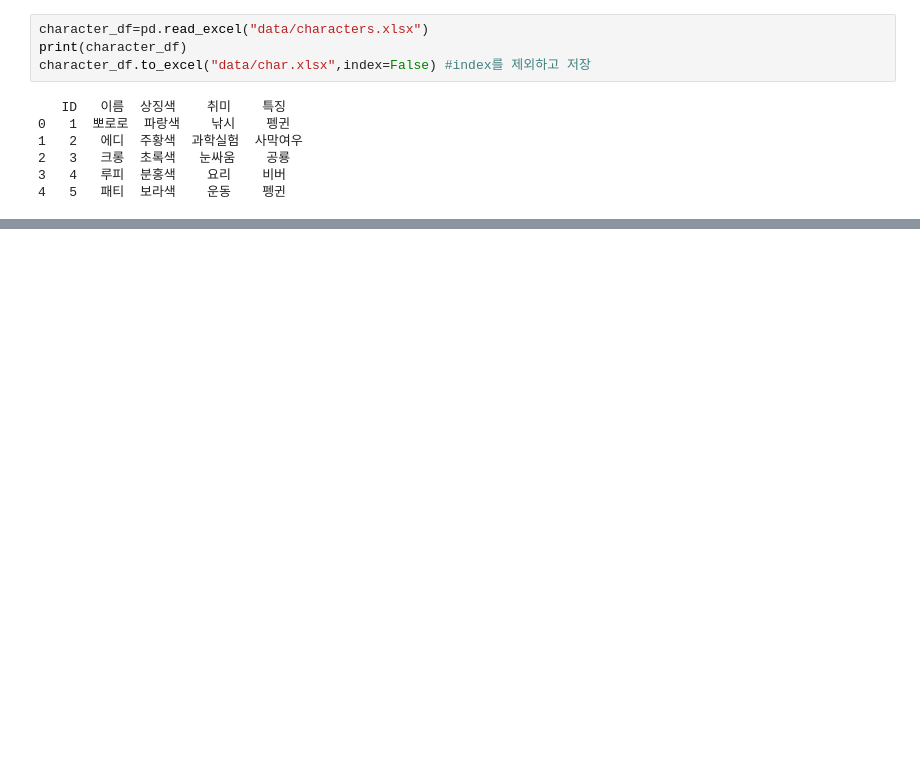
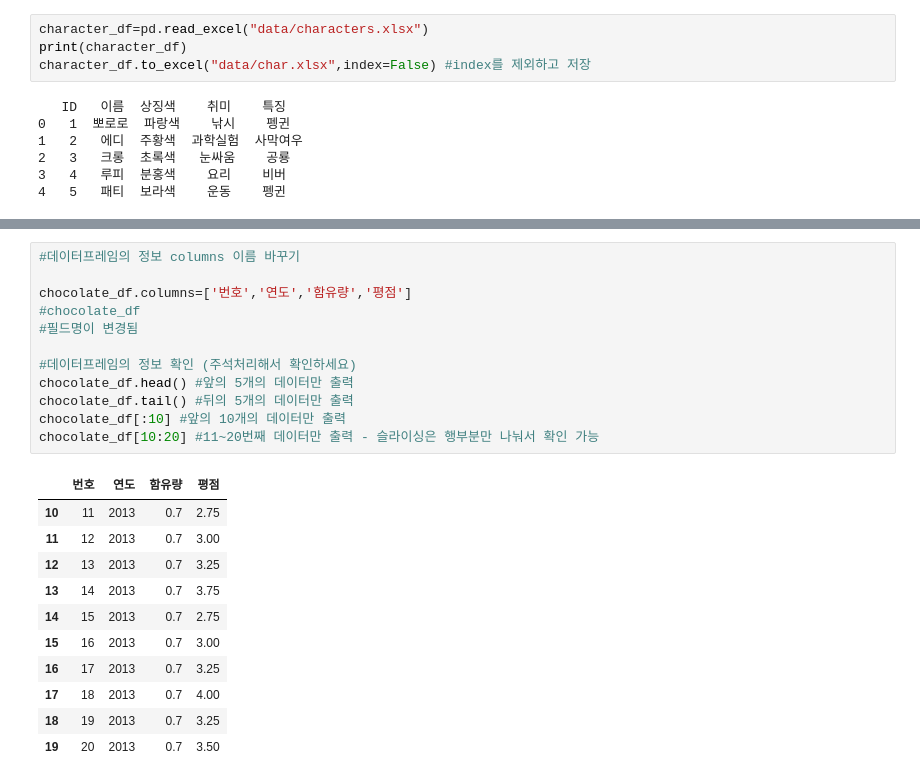
Before and after one commit to yubeens/Python, a Jupyter notebook: pandas.ipynb, the cells around one changed output, grey strips where cells are left out. Drawn from its saved outputs; the diff is of its cells as text; blank space fills up the shorter version.

```diff
--- a/pandas.ipynb
+++ b/pandas.ipynb
@@ -168,0 +216,24 @@ character_df.to_excel("data/char.xlsx",index=False) #index를 제외하고 저
+# %%
+#데이터프레임의 정보 columns 이름 바꾸기
+
+chocolate_df.columns=['번호','연도','함유량','평점']
+#chocolate_df
+#필드명이 변경됨
+
+#데이터프레임의 정보 확인 (주석처리해서 확인하세요)
+chocolate_df.head() #앞의 5개의 데이터만 출력
+chocolate_df.tail() #뒤의 5개의 데이터만 출력
+chocolate_df[:10] #앞의 10개의 데이터만 출력
+chocolate_df[10:20] #11~20번째 데이터만 출력 - 슬라이싱은 행부분만 나눠서 확인 가능
+# %% [output]
+|  | 번호 | 연도 | 함유량 | 평점 |
+| 10 | 11 | 2013 | 0.7 | 2.75 |
+| 11 | 12 | 2013 | 0.7 | 3.00 |
+| 12 | 13 | 2013 | 0.7 | 3.25 |
+| 13 | 14 | 2013 | 0.7 | 3.75 |
+| 14 | 15 | 2013 | 0.7 | 2.75 |
+| 15 | 16 | 2013 | 0.7 | 3.00 |
+| 16 | 17 | 2013 | 0.7 | 3.25 |
+| 17 | 18 | 2013 | 0.7 | 4.00 |
+| 18 | 19 | 2013 | 0.7 | 3.25 |
+| 19 | 20 | 2013 | 0.7 | 3.50 |
```
Also changed, not shown: parts of 63 cells of this notebook, 8 other files.
